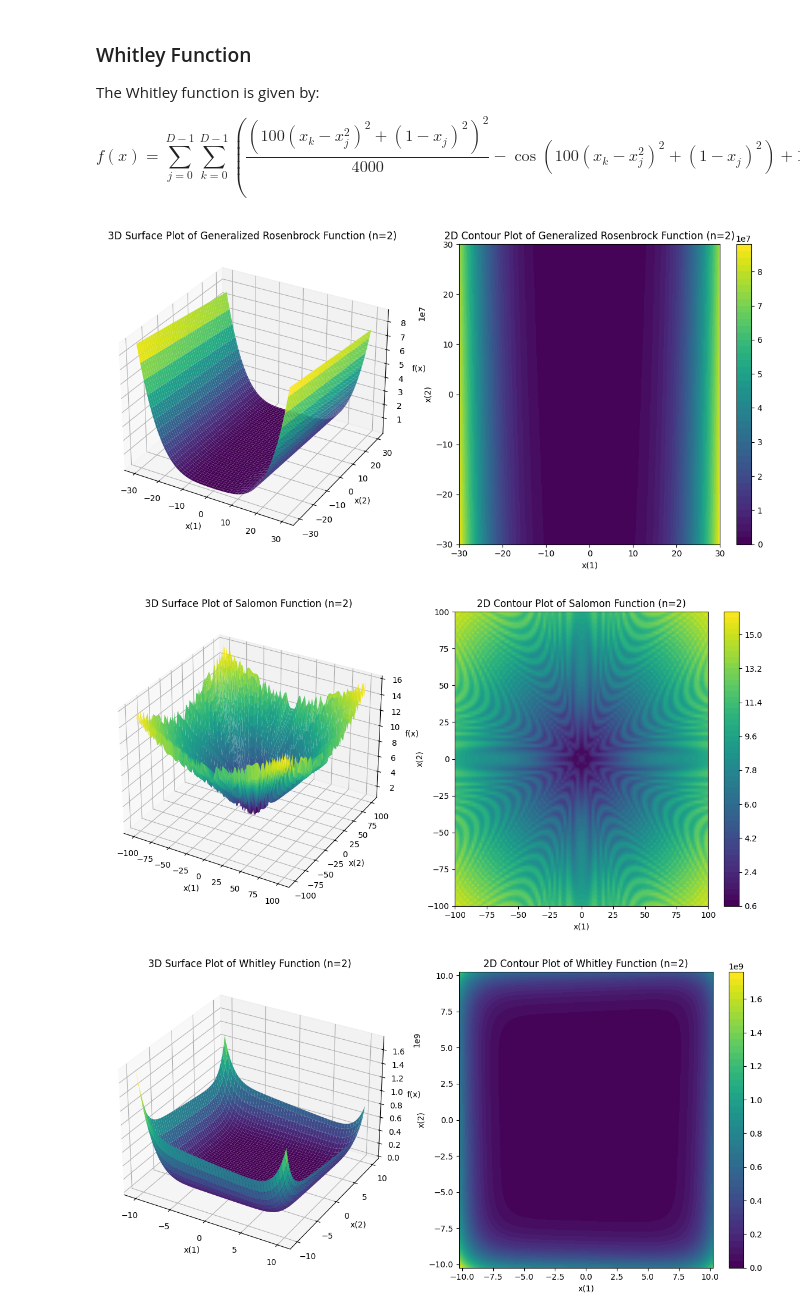
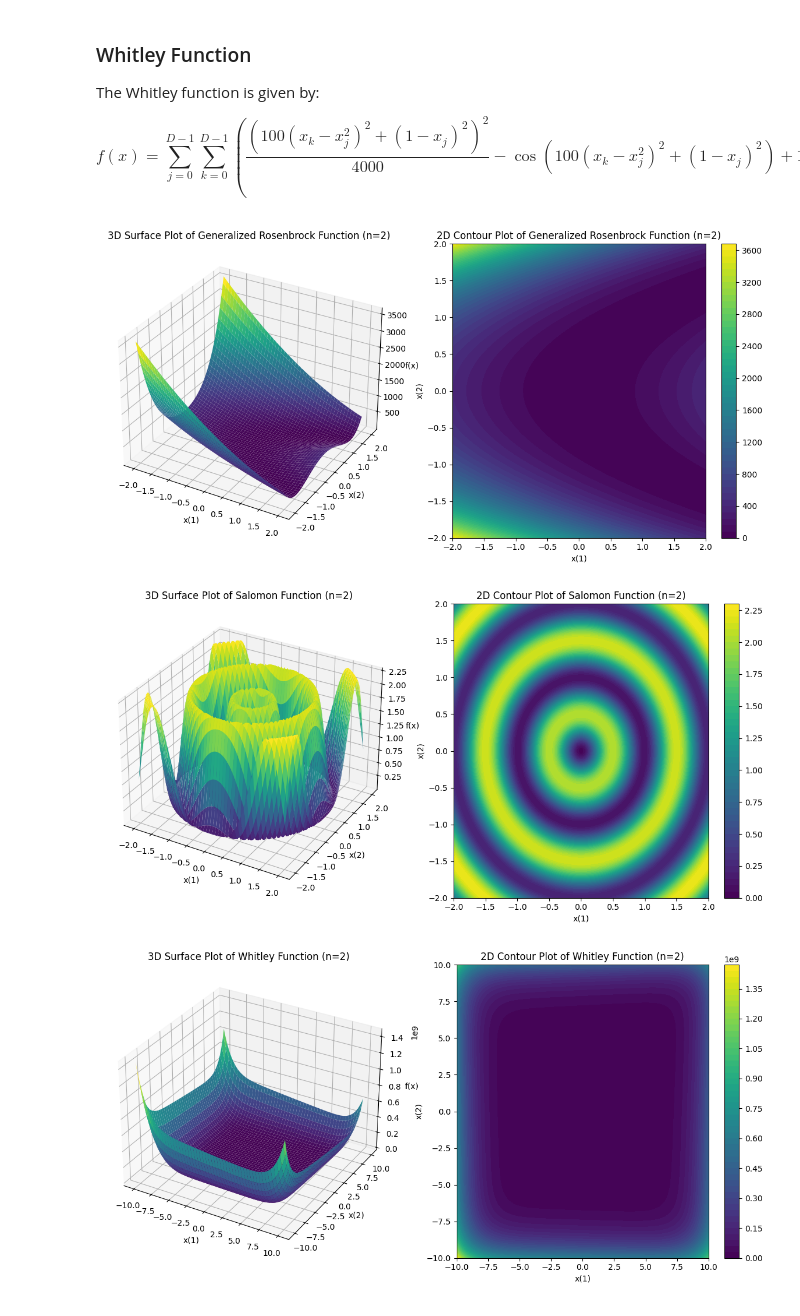
Before and after one commit to KubaSienski/NatureInspiredAlgorithms, a Jupyter notebook: test-01-Evolutionary-Algorithm/Evolutionary-Algorithm.ipynb, the cells around one changed output. Saved outputs shown, nothing was run; the diff lists cells and outputs as text; code cells hidden in the pictures.

```diff
--- a/test-01-Evolutionary-Algorithm/Evolutionary-Algorithm.ipynb
+++ b/test-01-Evolutionary-Algorithm/Evolutionary-Algorithm.ipynb
@@ -408,7 +408,7 @@ def plot_3d_and_contour(domain, func, title, grid_size=100):
 
     # 3D Surface Plot
     ax1 = fig.add_subplot(121, projection='3d')
-    ax1.plot_surface(X, Y, Z, cmap='viridis', edgecolor='none')
+    ax1.plot_surface(Y, X, Z, cmap='viridis', edgecolor='none')
     ax1.set_title(f"3D Surface Plot of {title}")
     ax1.set_xlabel('x(1)')
     ax1.set_ylabel('x(2)')
@@ -416,7 +416,7 @@ def plot_3d_and_contour(domain, func, title, grid_size=100):
 
     # 2D Contour Plot
     ax2 = fig.add_subplot(122)
-    contour = ax2.contourf(X, Y, Z, levels=50, cmap='viridis')
+    contour = ax2.contourf(Y, X, Z, levels=50, cmap='viridis')
     plt.colorbar(contour, ax=ax2)
     ax2.set_title(f"2D Contour Plot of {title}")
     ax2.set_xlabel('x(1)')
@@ -425,10 +425,10 @@ def plot_3d_and_contour(domain, func, title, grid_size=100):
     plt.tight_layout()
     plt.show()
 # %%
-plot_3d_and_contour(DOMAIN_R, rosenbrock, "Generalized Rosenbrock Function (n=2)")
-plot_3d_and_contour(DOMAIN_S, salomon, "Salomon Function (n=2)")
-plot_3d_and_contour(DOMAIN_W, whitley, "Whitley Function (n=2)")
+plot_3d_and_contour([-2,2], rosenbrock, "Generalized Rosenbrock Function (n=2)")
+plot_3d_and_contour([-2,2], salomon, "Salomon Function (n=2)")
+plot_3d_and_contour([-10,10], whitley, "Whitley Function (n=2)")
 # %% [output]
-[figure, old version]
+[figure, new version]
-[figure, old version]
+[figure, new version]
-[figure, old version]
+[figure, new version]
```
Also changed, not shown: 6 other files.
